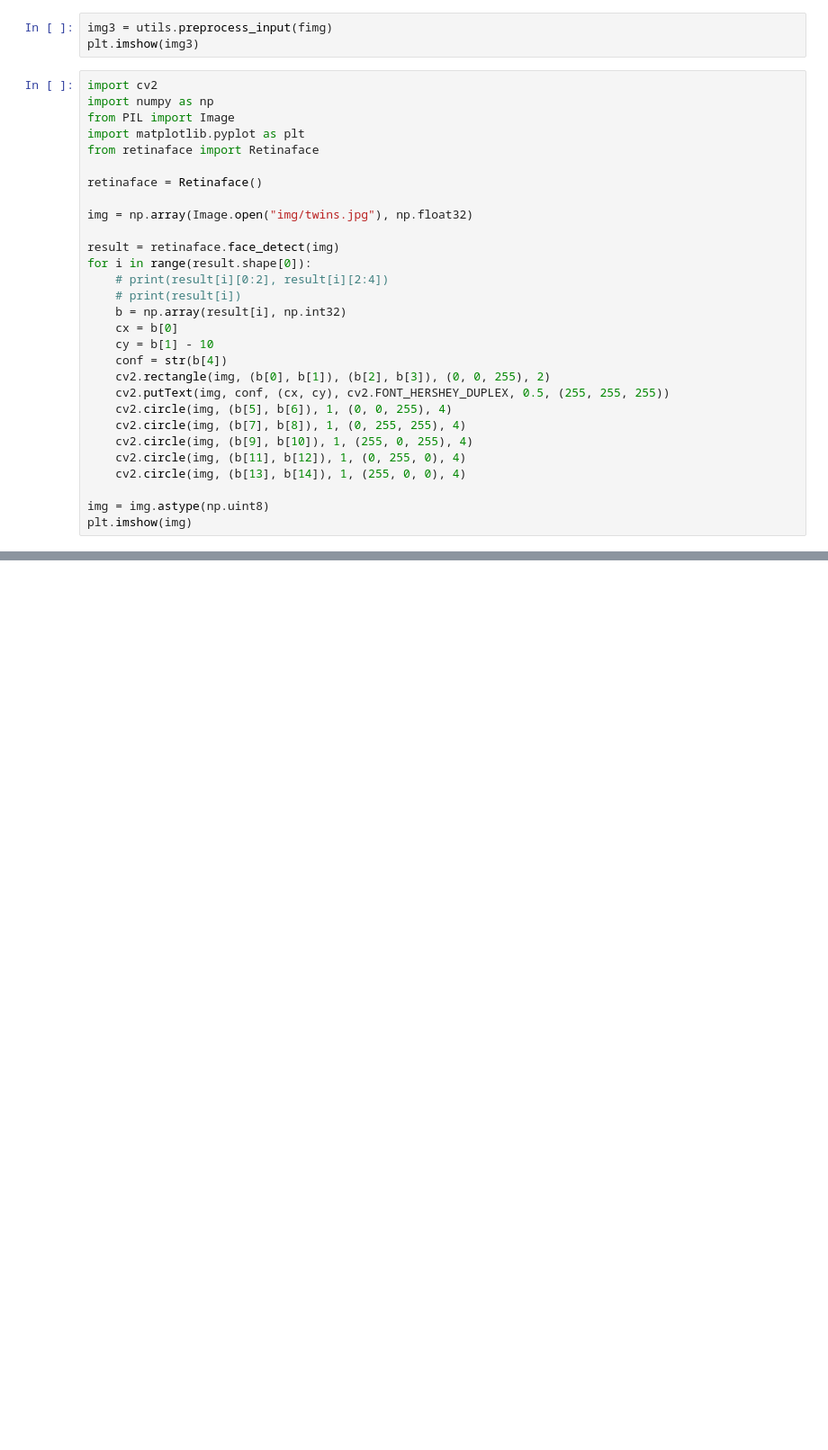
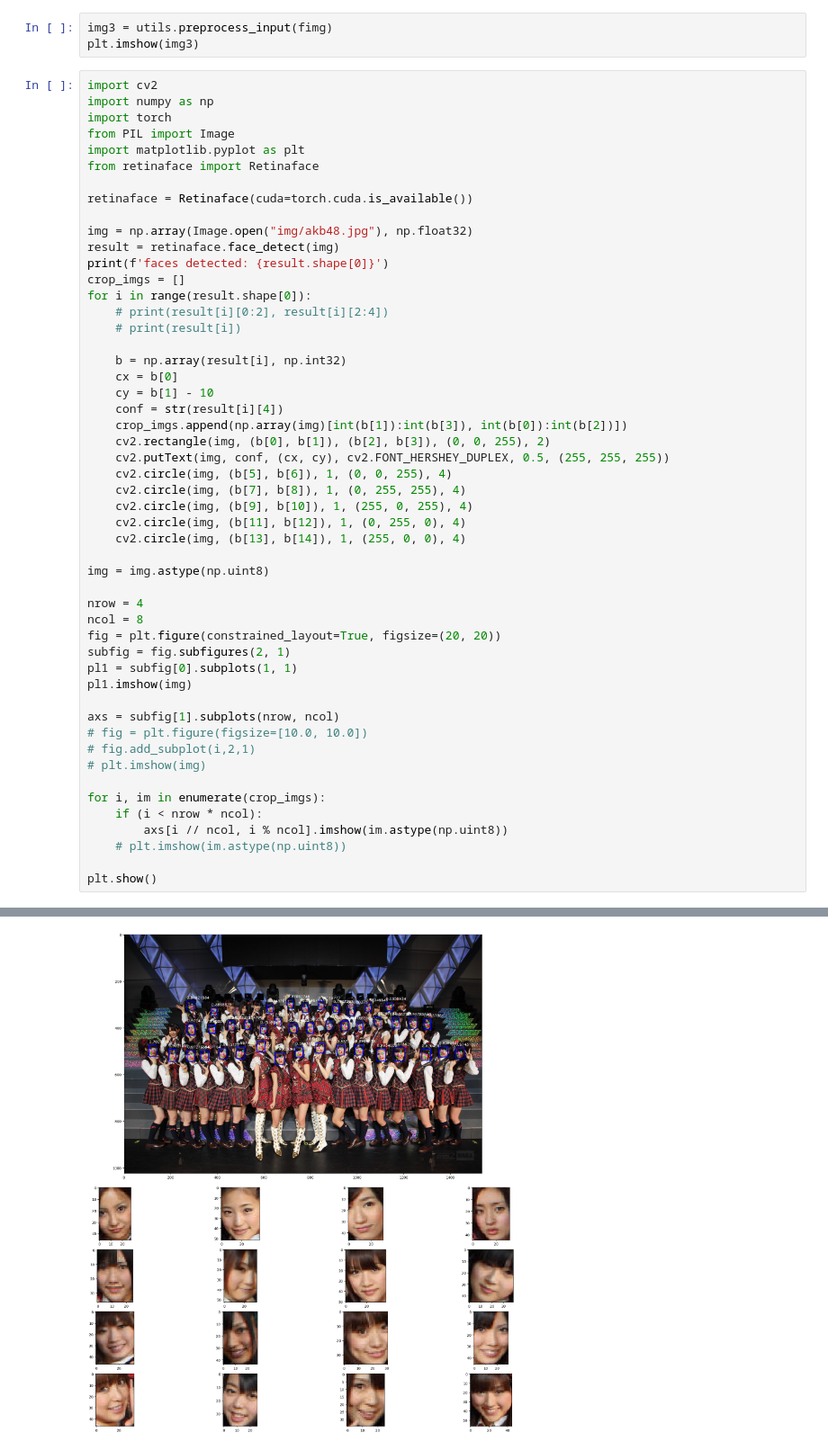
Before and after one commit to bigcat26/facenet-retinaface-pytorch, a Jupyter notebook: playground.ipynb, the cells around one changed output, grey strips where cells are left out. Shown at 90% size. Cells and saved outputs as stored; diff of their text form; blank space fills up the shorter version.

Commit message:
add result plot

```diff
--- a/playground.ipynb
+++ b/playground.ipynb
@@ -53,22 +53,26 @@ plt.imshow(img3)
 # %%
 import cv2
 import numpy as np
+import torch
 from PIL import Image
 import matplotlib.pyplot as plt
 from retinaface import Retinaface
 
-retinaface = Retinaface()
+retinaface = Retinaface(cuda=torch.cuda.is_available())
 
-img = np.array(Image.open("img/twins.jpg"), np.float32)
-
+img = np.array(Image.open("img/akb48.jpg"), np.float32)
 result = retinaface.face_detect(img)
+print(f'faces detected: {result.shape[0]}')
+crop_imgs = []
 for i in range(result.shape[0]):
     # print(result[i][0:2], result[i][2:4])
     # print(result[i])
+
     b = np.array(result[i], np.int32)
     cx = b[0]
     cy = b[1] - 10
-    conf = str(b[4])
+    conf = str(result[i][4])
+    crop_imgs.append(np.array(img)[int(b[1]):int(b[3]), int(b[0]):int(b[2])])
     cv2.rectangle(img, (b[0], b[1]), (b[2], b[3]), (0, 0, 255), 2)
     cv2.putText(img, conf, (cx, cy), cv2.FONT_HERSHEY_DUPLEX, 0.5, (255, 255, 255))
     cv2.circle(img, (b[5], b[6]), 1, (0, 0, 255), 4)
@@ -78,4 +82,23 @@ for i in range(result.shape[0]):
     cv2.circle(img, (b[13], b[14]), 1, (255, 0, 0), 4)
 
 img = img.astype(np.uint8)
-plt.imshow(img)
+
+nrow = 4
+ncol = 8
+fig = plt.figure(constrained_layout=True, figsize=(20, 20))
+subfig = fig.subfigures(2, 1)
+pl1 = subfig[0].subplots(1, 1)
+pl1.imshow(img)
+
+axs = subfig[1].subplots(nrow, ncol)
+# fig = plt.figure(figsize=[10.0, 10.0])
+# fig.add_subplot(i,2,1)
+# plt.imshow(img)
+
+for i, im in enumerate(crop_imgs):
+    if (i < nrow * ncol):
+        axs[i // ncol, i % ncol].imshow(im.astype(np.uint8))
+    # plt.imshow(im.astype(np.uint8))
+
+plt.show()
+# %% [output]
@@ -81,0 +108 @@ plt.imshow(img)
+[figure, added]
```
Also changed, not shown: parts of 1 cell of this notebook, 1 other file.
